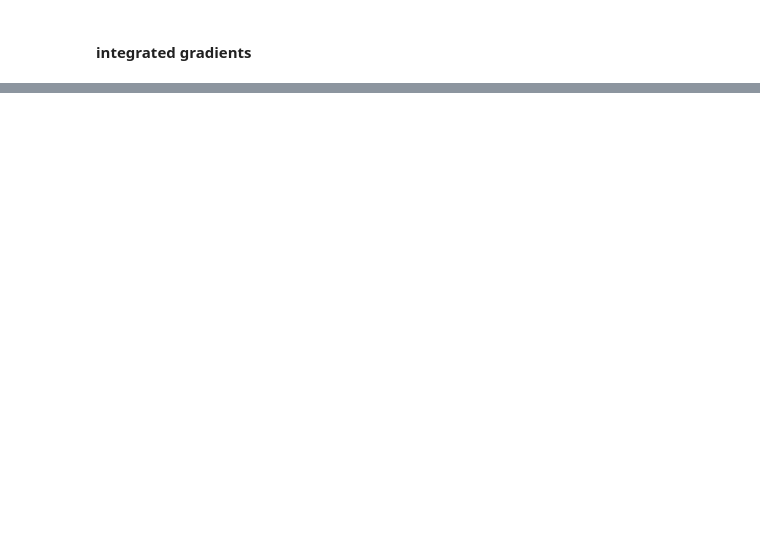
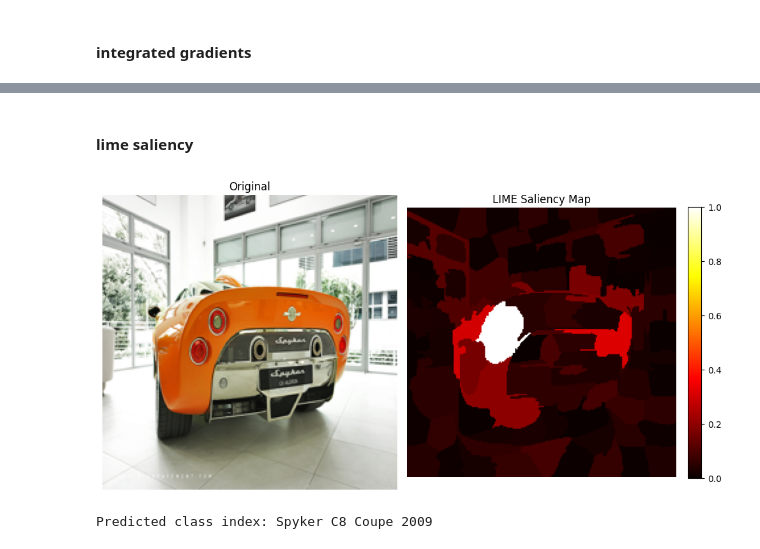
Before and after one commit to nikhilcusc/StanfordCarDataset, a Jupyter notebook: infer.ipynb, the cells around one changed output, grey strips where cells are left out. Cells and saved outputs as stored; diff of their text form; code cells hidden in the pictures; blank space fills up the shorter version.

Commit message:
added another car and LIME

```diff
--- a/infer.ipynb
+++ b/infer.ipynb
@@ -233,0 +234,9 @@ Predicted class index: Suzuki Aerio Sedan 2007
+# %% [markdown]
+#### lime saliency
+# %%
+display_img, saliency_map, predicted_class = compute_lime_saliency(sample_image_path, model, val_transform, device)
+plot_saliency(display_img, saliency_map, title="LIME Saliency Map")
+print("Predicted class index:", meta_df.iloc[predicted_class_idx]['class_name'])
+# %% [output]
+[figure, added]
+Predicted class index: Spyker C8 Coupe 2009
```
Also changed, not shown: parts of 6 cells of this notebook, 6 other files.
